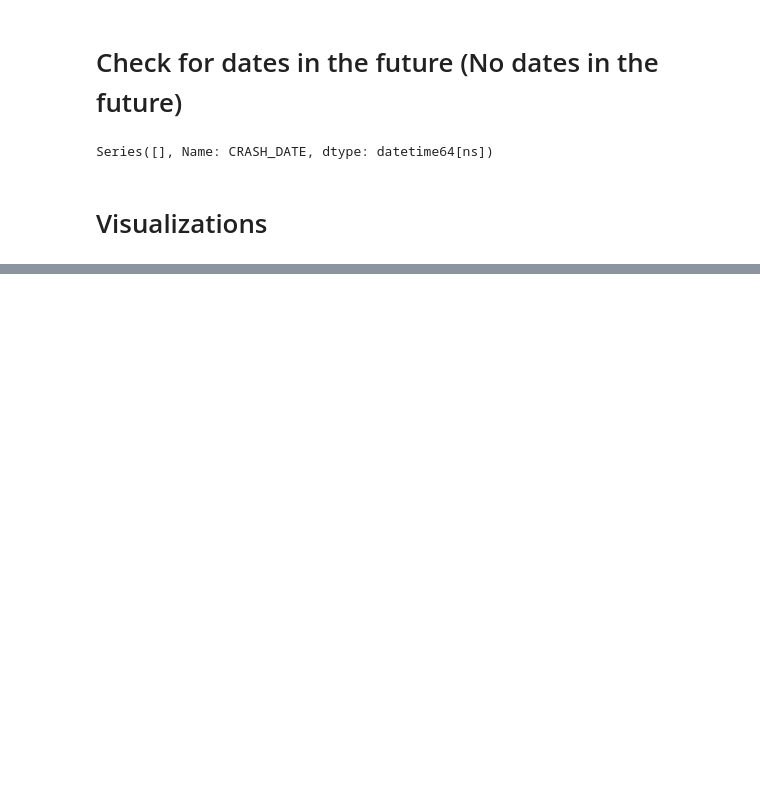
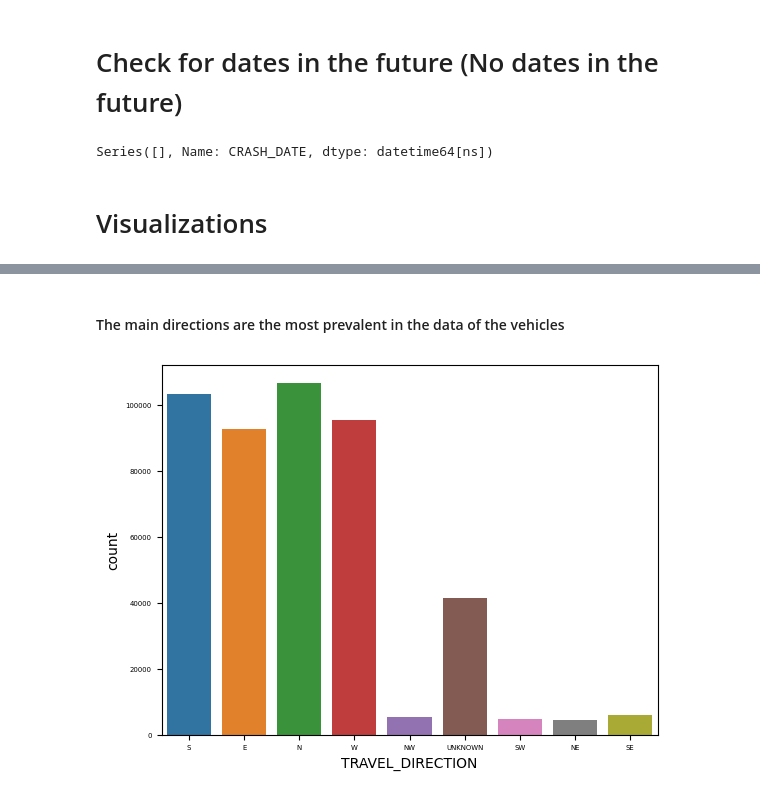
Before and after one commit to SaraHoxha/lds-dw-modelling, a Jupyter notebook: Data Understanding/exploration_vehicles.ipynb, the cells around one changed output, grey strips where cells are left out. Cells and saved outputs as stored; diff of their text form; code cells hidden in the pictures; blank space fills up the shorter version.

```diff
--- a/Data Understanding/exploration_vehicles.ipynb
+++ b/Data Understanding/exploration_vehicles.ipynb
@@ -199,0 +210,10 @@ todo
+# %% [markdown]
+#### The main directions are the most prevalent in the data of the vehicles
+# %%
+# Create a count plot
+sns.countplot(x="TRAVEL_DIRECTION", data=data)
+# Adjust the font size of tick labels
+plt.tick_params(axis='both', which='major', labelsize=5)
+plt.show()
+# %% [output]
+[figure, added]
```
Also changed, not shown: parts of 6 cells of this notebook, 3 other files.
